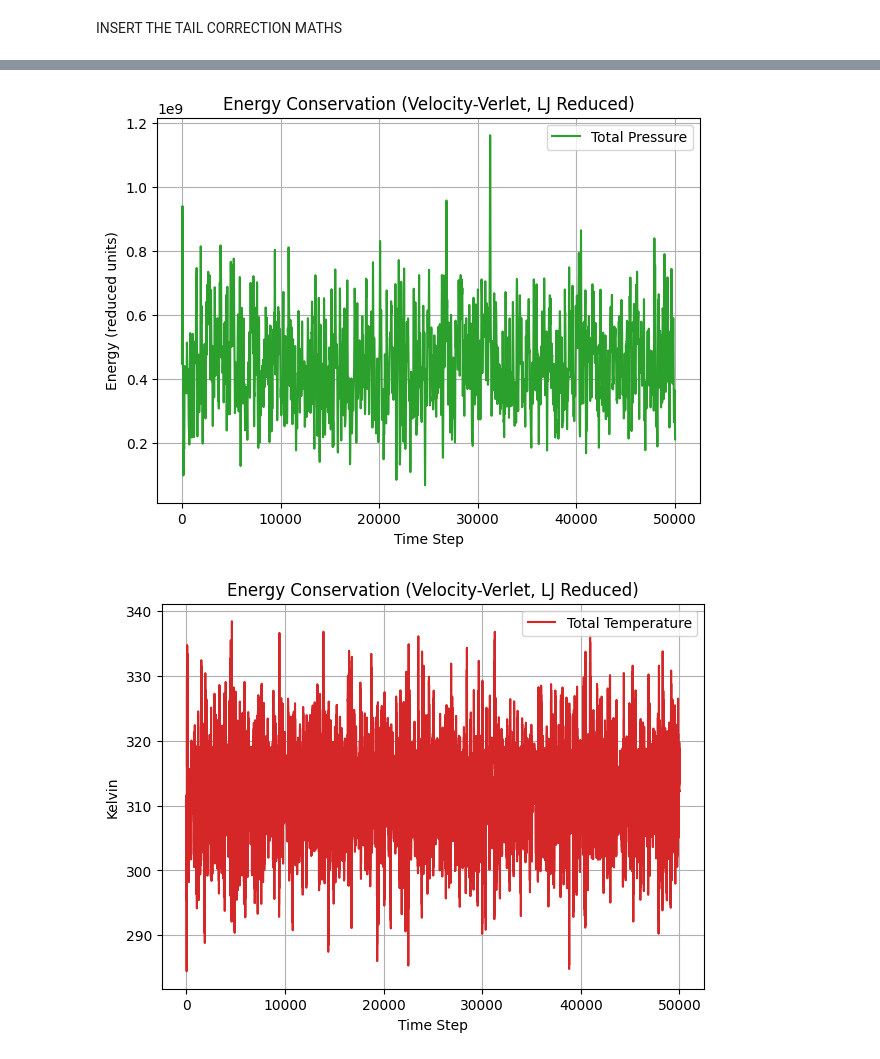
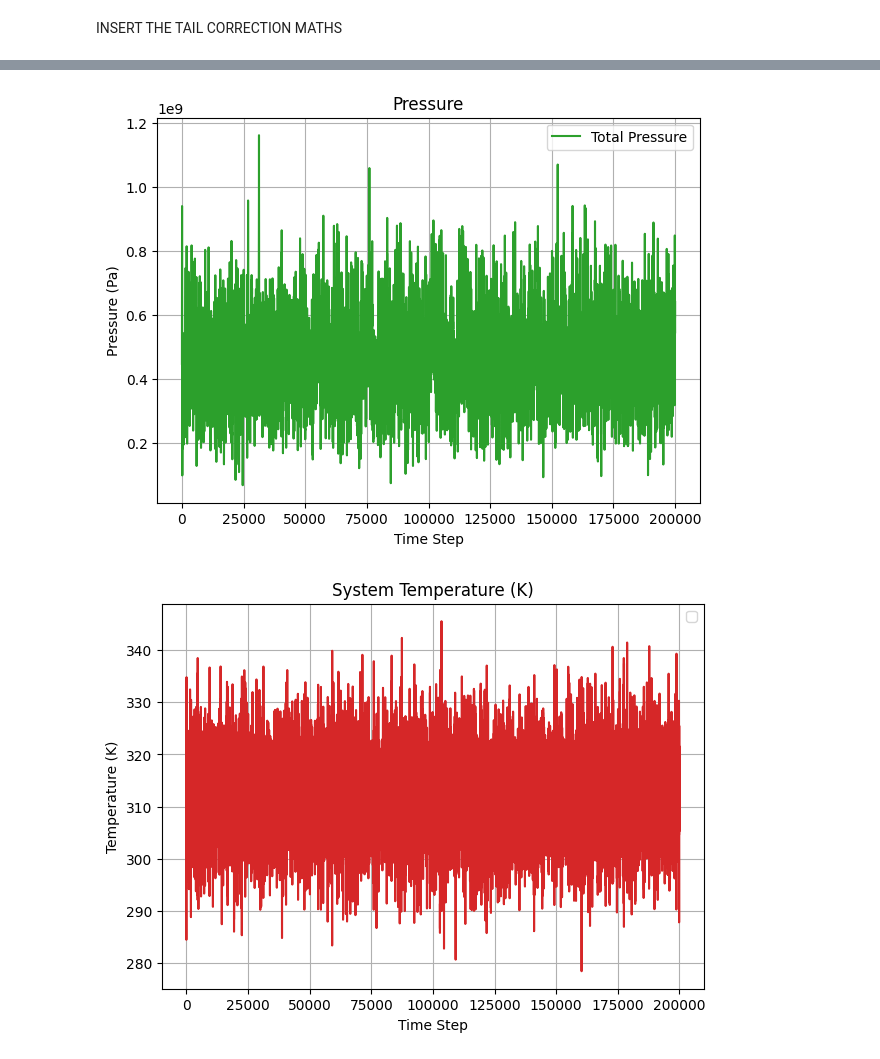
Before and after one commit to AlexPooley7/Multiscale-Modelling, a Jupyter notebook: CE20248/Coursework/twoBeadModelWorking.ipynb, the cells around one changed output, grey strips where cells are left out. Cells and saved outputs as stored; diff of their text form; code cells hidden in the pictures.

```diff
--- a/CE20248/Coursework/twoBeadModelWorking.ipynb
+++ b/CE20248/Coursework/twoBeadModelWorking.ipynb
@@ -480,7 +480,7 @@ rlist = rskin + rc      # Means particles not missed out in the timestep within
 KE, PE, TE, LJpotlist, dippotlist = [], [], [], [], [] # Lists to store energies
 save_stride = 10        # Only saves every 10th frame to reduce file size
 traj = []               # list of snapshots for XYZ export
-steps = 50000             # Number of steps for the integrator
+steps = 200000             # Number of steps for the integrator
 
 # --- Physical Constants (SI Units) ---
 kB = 1.380649e-23     # Boltzmann constant (J/K)
@@ -1030,29 +1058,29 @@ D* (block-avg) = 2.4814e-08 +/- 4.3649e-09 (SEM)
 # %%
 # Pressure using the virial expansion:
 P_avg = np.mean(P_history)
 
 plt.figure(figsize=(7, 5))
 plt.plot(P_history, label='Total Pressure', color='tab:green')
 plt.xlabel('Time Step')
-plt.ylabel('Energy (reduced units)')
-plt.title('Energy Conservation (Velocity-Verlet, LJ Reduced)')
+plt.ylabel('Pressure (Pa)')
+plt.title('Pressure')
 plt.legend()
 plt.grid(True)
 plt.show()
 # %% [output]
-[figure, old version]
+[figure, new version]
 # %%
 # Temperature analysis
 plt.figure(figsize=(7, 5))
-plt.plot(Tinst_history, label='Total Temperature', color='tab:red')
+plt.plot(Tinst_history, color='tab:red')
 plt.xlabel('Time Step')
-plt.ylabel('Kelvin')
-plt.title('Energy Conservation (Velocity-Verlet, LJ Reduced)')
+plt.ylabel('Temperature (K)')
+plt.title('System Temperature (K)')
 plt.legend()
 plt.grid(True)
 plt.show()
 # %% [output]
-[figure, old version]
+[figure, new version]
 # %%
 # Call the radial distribution function
 
```
Also changed, not shown: parts of 7 cells of this notebook, 3 other files.
